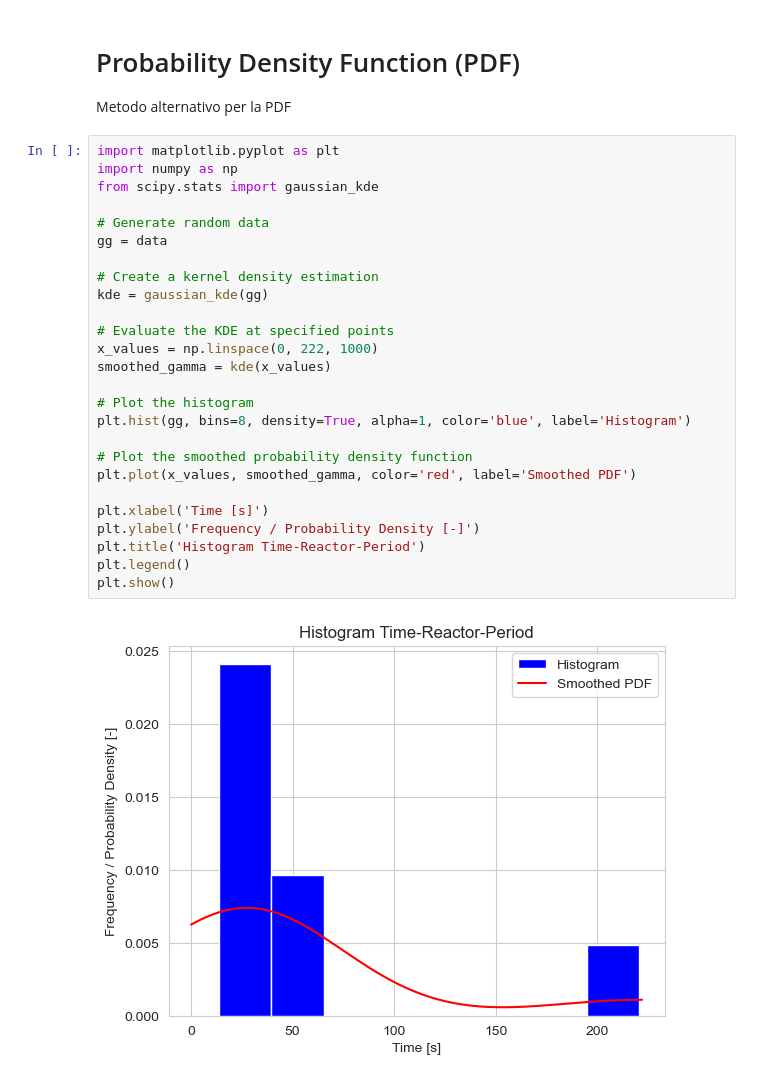
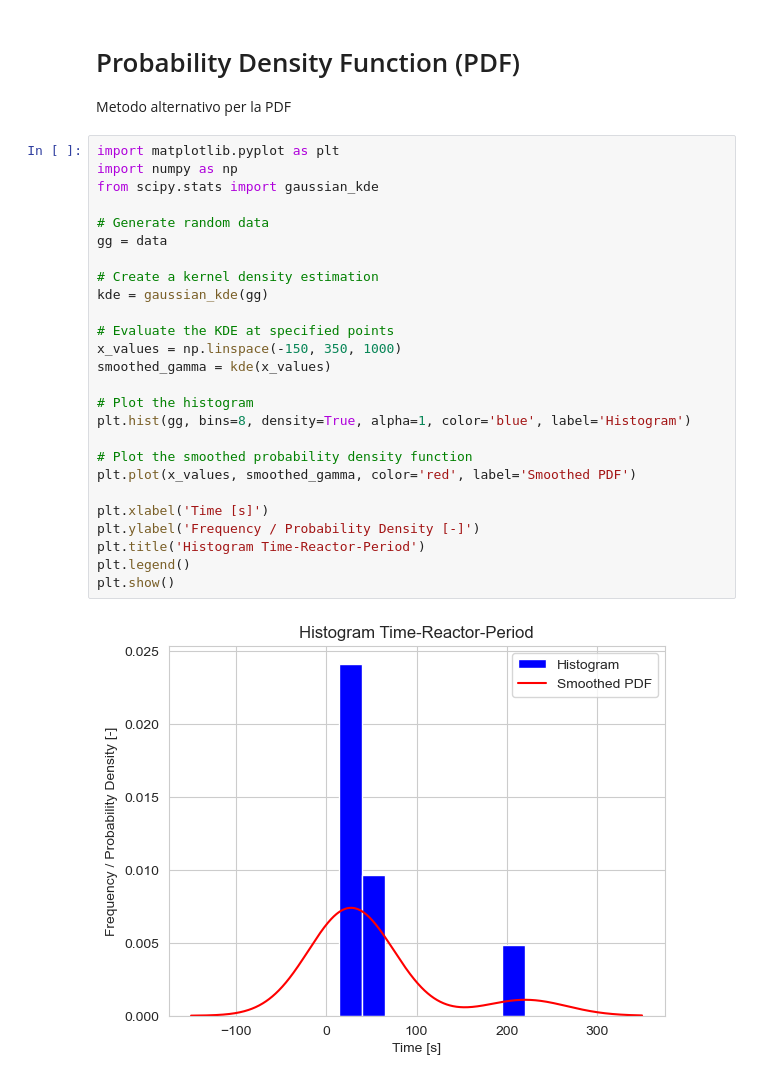
Before and after one commit to 96mat/ENRK, a Jupyter notebook: Report.ipynb, the cells around one changed output. Cells and saved outputs as stored; diff of their text form.

```diff
--- a/Report.ipynb
+++ b/Report.ipynb
@@ -330,28 +329,28 @@ Metodo alternativo per la PDF
 # %%
 import matplotlib.pyplot as plt
 import numpy as np
 from scipy.stats import gaussian_kde
 
 # Generate random data
 gg = data
 
 # Create a kernel density estimation
 kde = gaussian_kde(gg)
 
 # Evaluate the KDE at specified points
-x_values = np.linspace(0, 222, 1000)
+x_values = np.linspace(-150, 350, 1000)
 smoothed_gamma = kde(x_values)
 
 # Plot the histogram
 plt.hist(gg, bins=8, density=True, alpha=1, color='blue', label='Histogram')
 
 # Plot the smoothed probability density function
 plt.plot(x_values, smoothed_gamma, color='red', label='Smoothed PDF')
 
 plt.xlabel('Time [s]')
 plt.ylabel('Frequency / Probability Density [-]')
 plt.title('Histogram Time-Reactor-Period')
 plt.legend()
 plt.show()
 # %% [output]
-[figure, old version]
+[figure, new version]
```
Also changed, not shown: parts of 15 cells of this notebook.
